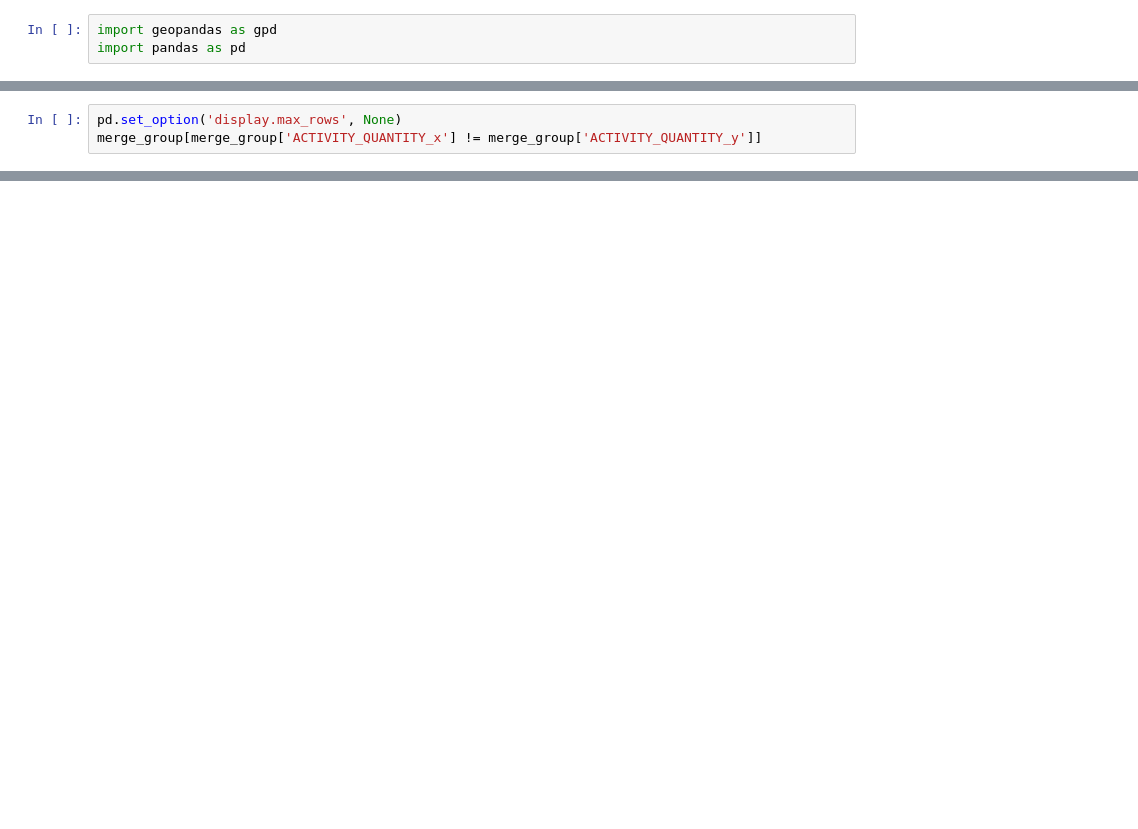
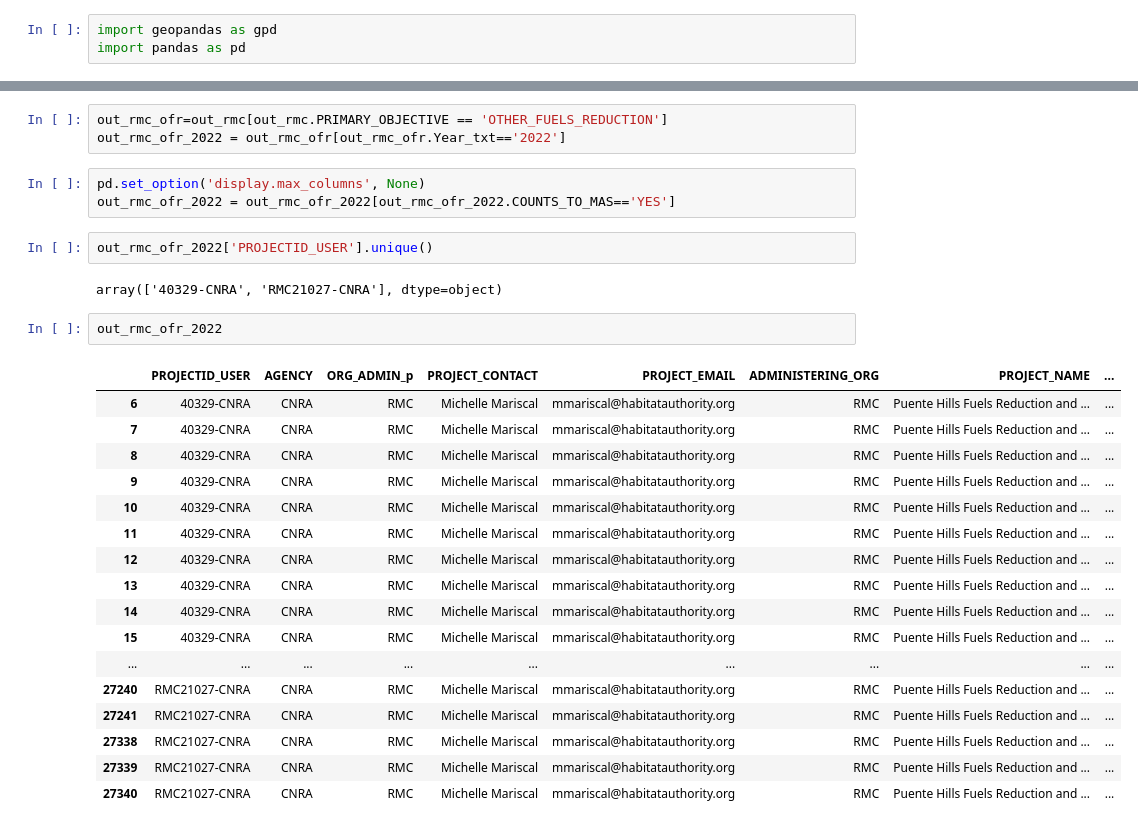
Before and after one commit to klinucsd/interagency-tracking-system, a Jupyter notebook: notebooks/Validate.ipynb, the cells around one changed output, grey strips where cells are left out. Cells and saved outputs as stored; diff of their text form; blank space fills up the shorter version.

```diff
--- a/notebooks/Validate.ipynb
+++ b/notebooks/Validate.ipynb
@@ -54,3 +144,0 @@ sum(merge_group['ACTIVITY_QUANTITY_x'].fillna(0) - merge_group['ACTIVITY_QUANTIT
-# %%
-pd.set_option('display.max_rows', None)
-merge_group[merge_group['ACTIVITY_QUANTITY_x'] != merge_group['ACTIVITY_QUANTITY_y']]
@@ -74,0 +161,30 @@ merge_group[merge_group['ACTIVITY_QUANTITY_x'] != merge_group['ACTIVITY_QUANTITY
+# %%
+out_rmc_ofr=out_rmc[out_rmc.PRIMARY_OBJECTIVE == 'OTHER_FUELS_REDUCTION']
+out_rmc_ofr_2022 = out_rmc_ofr[out_rmc_ofr.Year_txt=='2022']
+# %%
+pd.set_option('display.max_columns', None)
+out_rmc_ofr_2022 = out_rmc_ofr_2022[out_rmc_ofr_2022.COUNTS_TO_MAS=='YES']
+# %%
+out_rmc_ofr_2022['PROJECTID_USER'].unique()
+# %% [output]
+array(['40329-CNRA', 'RMC21027-CNRA'], dtype=object)
+# %%
+out_rmc_ofr_2022
+# %% [output]
+|  | PROJECTID_USER | AGENCY | ORG_ADMIN_p | PROJECT_CONTACT | PROJECT_EMAIL | ADMINISTERING_ORG | PROJECT_NAME | ... |
+| 6 | 40329-CNRA | CNRA | RMC | Michelle Mariscal | mmariscal@habitatauthority.org | RMC | Puente Hills Fuels Reduction and ... | ... |
+| 7 | 40329-CNRA | CNRA | RMC | Michelle Mariscal | mmariscal@habitatauthority.org | RMC | Puente Hills Fuels Reduction and ... | ... |
+| 8 | 40329-CNRA | CNRA | RMC | Michelle Mariscal | mmariscal@habitatauthority.org | RMC | Puente Hills Fuels Reduction and ... | ... |
+| 9 | 40329-CNRA | CNRA | RMC | Michelle Mariscal | mmariscal@habitatauthority.org | RMC | Puente Hills Fuels Reduction and ... | ... |
+| 10 | 40329-CNRA | CNRA | RMC | Michelle Mariscal | mmariscal@habitatauthority.org | RMC | Puente Hills Fuels Reduction and ... | ... |
+| 11 | 40329-CNRA | CNRA | RMC | Michelle Mariscal | mmariscal@habitatauthority.org | RMC | Puente Hills Fuels Reduction and ... | ... |
+| 12 | 40329-CNRA | CNRA | RMC | Michelle Mariscal | mmariscal@habitatauthority.org | RMC | Puente Hills Fuels Reduction and ... | ... |
+| 13 | 40329-CNRA | CNRA | RMC | Michelle Mariscal | mmariscal@habitatauthority.org | RMC | Puente Hills Fuels Reduction and ... | ... |
+| 14 | 40329-CNRA | CNRA | RMC | Michelle Mariscal | mmariscal@habitatauthority.org | RMC | Puente Hills Fuels Reduction and ... | ... |
+| 15 | 40329-CNRA | CNRA | RMC | Michelle Mariscal | mmariscal@habitatauthority.org | RMC | Puente Hills Fuels Reduction and ... | ... |
+| ... | ... | ... | ... | ... | ... | ... | ... | ... |
+| 27240 | RMC21027-CNRA | CNRA | RMC | Michelle Mariscal | mmariscal@habitatauthority.org | RMC | Puente Hills Fuels Reduction and ... | ... |
+| 27241 | RMC21027-CNRA | CNRA | RMC | Michelle Mariscal | mmariscal@habitatauthority.org | RMC | Puente Hills Fuels Reduction and ... | ... |
+| 27338 | RMC21027-CNRA | CNRA | RMC | Michelle Mariscal | mmariscal@habitatauthority.org | RMC | Puente Hills Fuels Reduction and ... | ... |
+| 27339 | RMC21027-CNRA | CNRA | RMC | Michelle Mariscal | mmariscal@habitatauthority.org | RMC | Puente Hills Fuels Reduction and ... | ... |
+| 27340 | RMC21027-CNRA | CNRA | RMC | Michelle Mariscal | mmariscal@habitatauthority.org | RMC | Puente Hills Fuels Reduction and ... | ... |
```
Also changed, not shown: parts of 28 cells of this notebook, 7 other files.
